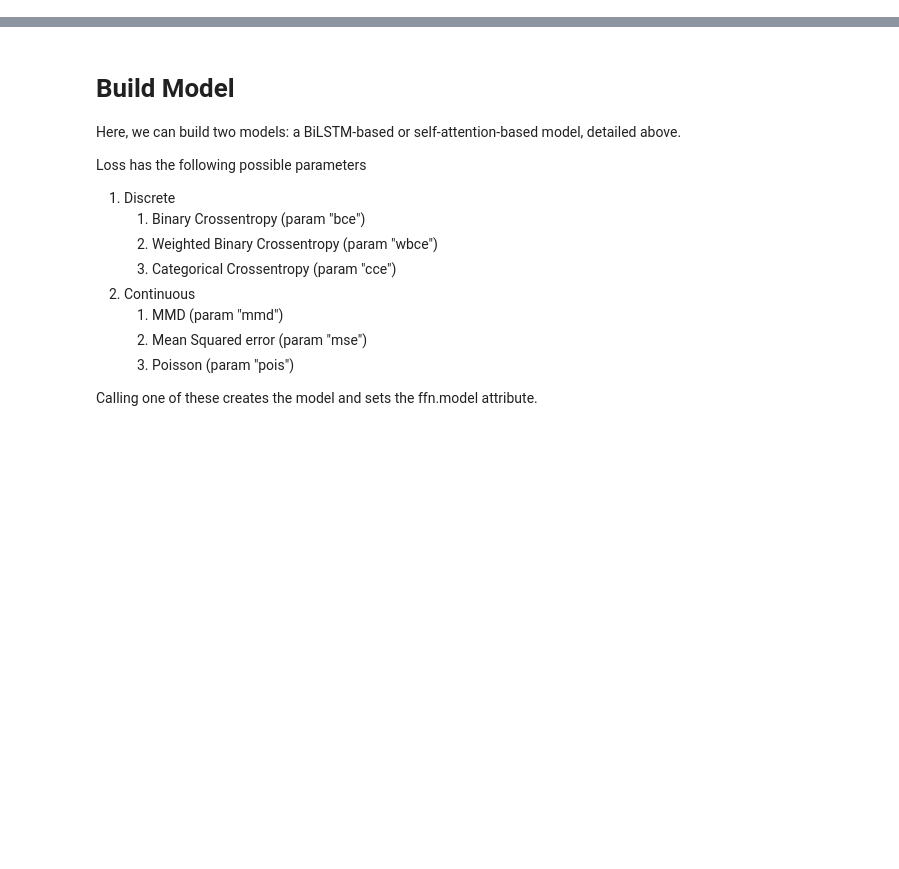
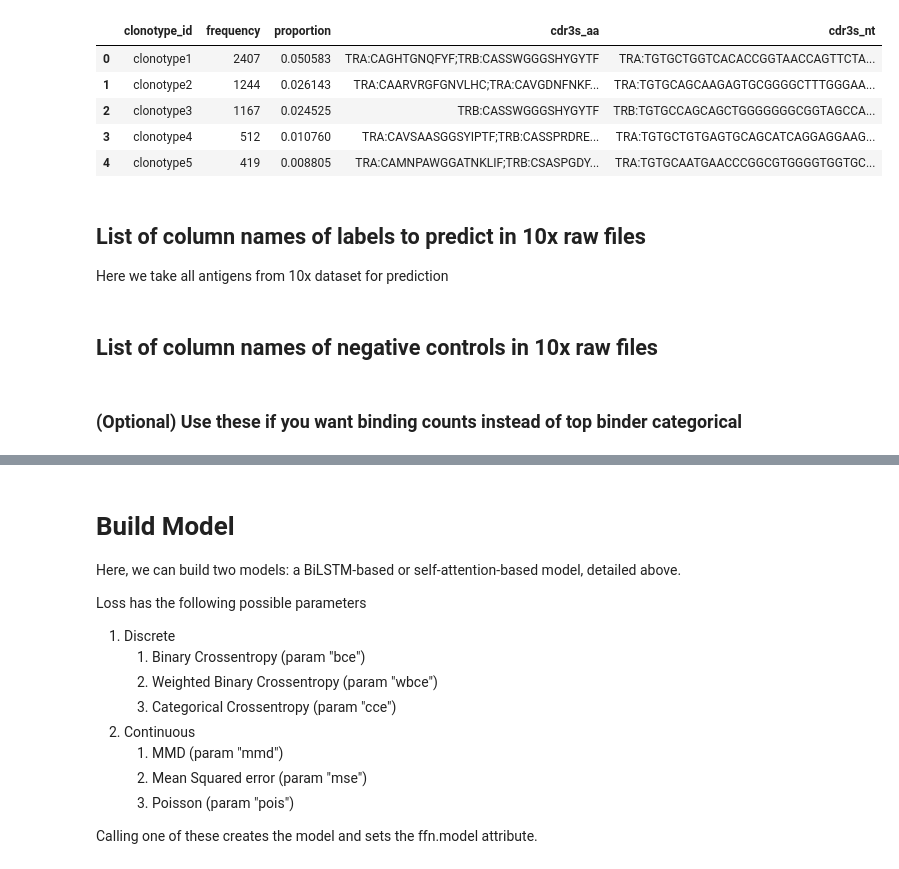
Before and after one commit to jboesen/tcellmatch, a Jupyter notebook: tutorials/10x_dataset_training.ipynb, the cells around one changed output, grey strips where cells are left out. Cells and saved outputs as stored; diff of their text form; code cells hidden in the pictures; blank space fills up the shorter version.

```diff
--- a/tutorials/10x_dataset_training.ipynb
+++ b/tutorials/10x_dataset_training.ipynb
@@ -17,0 +145,13 @@ This data is saved when running the previous notebook `10x_dataset_preprocessing
+# %%
+cellranger_out = pd.read_csv(fns_clonotype[0])
+cellranger_out.head()
+# %% [output]
+|  | clonotype_id | frequency | proportion | cdr3s_aa | cdr3s_nt |
+| 0 | clonotype1 | 2407 | 0.050583 | TRA:CAGHTGNQFYF;TRB:CASSWGGGSHYGYTF | TRA:TGTGCTGGTCACACCGGTAACCAGTTCTA... |
+| 1 | clonotype2 | 1244 | 0.026143 | TRA:CAARVRGFGNVLHC;TRA:CAVGDNFNKF... | TRA:TGTGCAGCAAGAGTGCGGGGCTTTGGGAA... |
+| 2 | clonotype3 | 1167 | 0.024525 | TRB:CASSWGGGSHYGYTF | TRB:TGTGCCAGCAGCTGGGGGGGCGGTAGCCA... |
+| 3 | clonotype4 | 512 | 0.010760 | TRA:CAVSAASGGSYIPTF;TRB:CASSPRDRE... | TRA:TGTGCTGTGAGTGCAGCATCAGGAGGAAG... |
+| 4 | clonotype5 | 419 | 0.008805 | TRA:CAMNPAWGGATNKLIF;TRB:CSASPGDY... | TRA:TGTGCAATGAACCCGGCGTGGGGTGGTGC... |
+# %% [markdown]
+## List of column names of labels to predict in 10x raw files
+Here we take all antigens from 10x dataset for prediction
@@ -17,0 +211,2 @@ This data is saved when running the previous notebook `10x_dataset_preprocessing
+# %% [markdown]
+## List of column names of negative controls in 10x raw files
@@ -17,0 +222,2 @@ This data is saved when running the previous notebook `10x_dataset_preprocessing
+# %% [markdown]
+### (Optional) Use these if you want binding counts instead of top binder categorical
```
Also changed, not shown: parts of 78 cells of this notebook, 21 other files.
